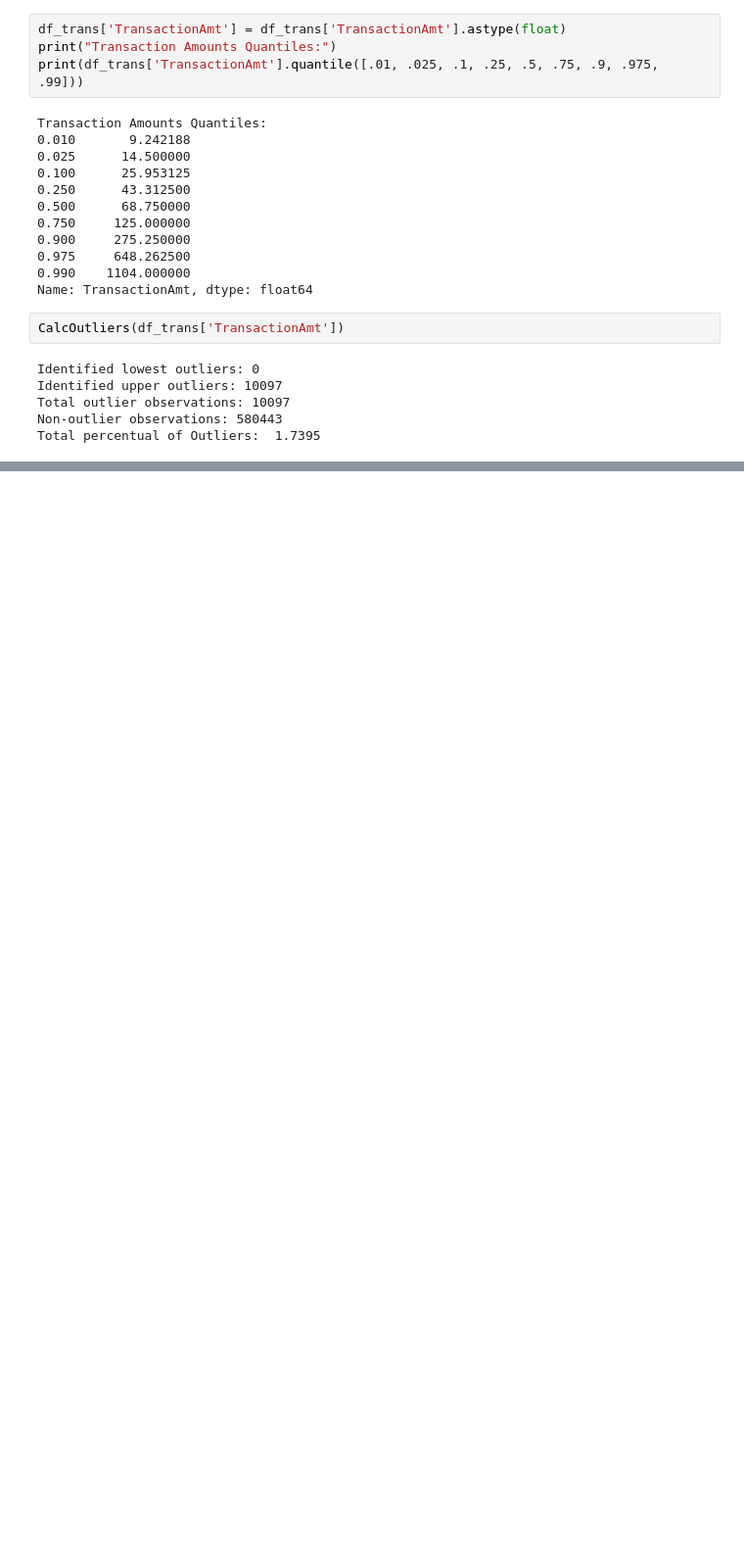
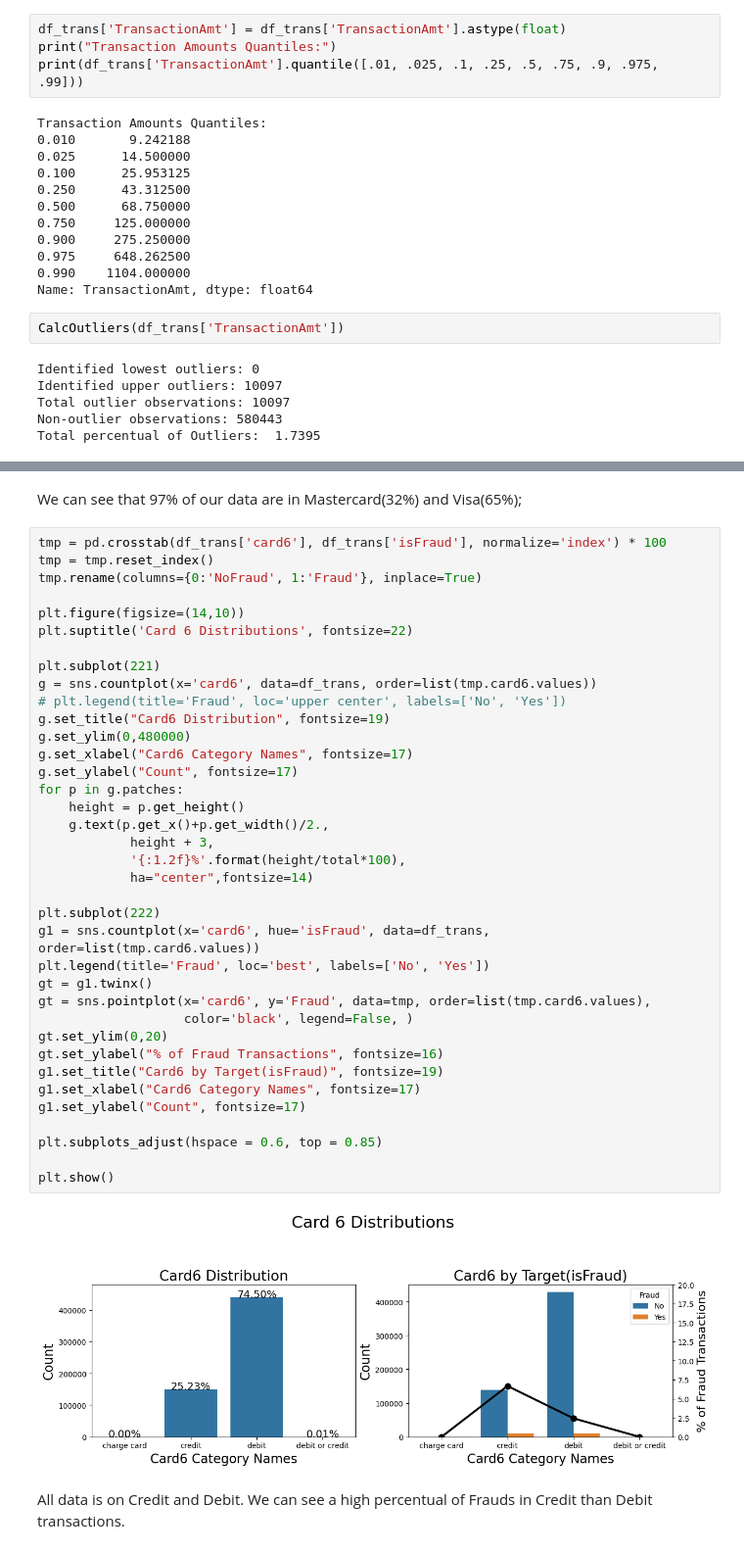
Before and after one commit to Marko-debug/Prediction-of-Fraud-transactions, a Jupyter notebook: models/EDA2.ipynb, the cells around one changed output, grey strips where cells are left out. Shown at 98% size. Drawn from its saved outputs; the diff is of its cells as text; blank space fills up the shorter version.

```diff
--- a/models/EDA2.ipynb
+++ b/models/EDA2.ipynb
@@ -248,0 +224,43 @@ plt.show()
+# %% [markdown]
+We can see that 97% of our data are in Mastercard(32%) and Visa(65%);
+# %%
+tmp = pd.crosstab(df_trans['card6'], df_trans['isFraud'], normalize='index') * 100
+tmp = tmp.reset_index()
+tmp.rename(columns={0:'NoFraud', 1:'Fraud'}, inplace=True)
+
+plt.figure(figsize=(14,10))
+plt.suptitle('Card 6 Distributions', fontsize=22)
+
+plt.subplot(221)
+g = sns.countplot(x='card6', data=df_trans, order=list(tmp.card6.values))
+# plt.legend(title='Fraud', loc='upper center', labels=['No', 'Yes'])
+g.set_title("Card6 Distribution", fontsize=19)
+g.set_ylim(0,480000)
+g.set_xlabel("Card6 Category Names", fontsize=17)
+g.set_ylabel("Count", fontsize=17)
+for p in g.patches:
+    height = p.get_height()
+    g.text(p.get_x()+p.get_width()/2.,
+            height + 3,
+            '{:1.2f}%'.format(height/total*100),
+            ha="center",fontsize=14)
+
+plt.subplot(222)
+g1 = sns.countplot(x='card6', hue='isFraud', data=df_trans, order=list(tmp.card6.values))
+plt.legend(title='Fraud', loc='best', labels=['No', 'Yes'])
+gt = g1.twinx()
+gt = sns.pointplot(x='card6', y='Fraud', data=tmp, order=list(tmp.card6.values),
+                   color='black', legend=False, )
+gt.set_ylim(0,20)
+gt.set_ylabel("% of Fraud Transactions", fontsize=16)
+g1.set_title("Card6 by Target(isFraud)", fontsize=19)
+g1.set_xlabel("Card6 Category Names", fontsize=17)
+g1.set_ylabel("Count", fontsize=17)
+
+plt.subplots_adjust(hspace = 0.6, top = 0.85)
+
+plt.show()
+# %% [output]
+[figure, added]
+# %% [markdown]
+All data is on Credit and Debit. We can see a high percentual of Frauds in Credit than Debit transactions.
```
Also changed, not shown: parts of 12 cells of this notebook, 2 other files.
